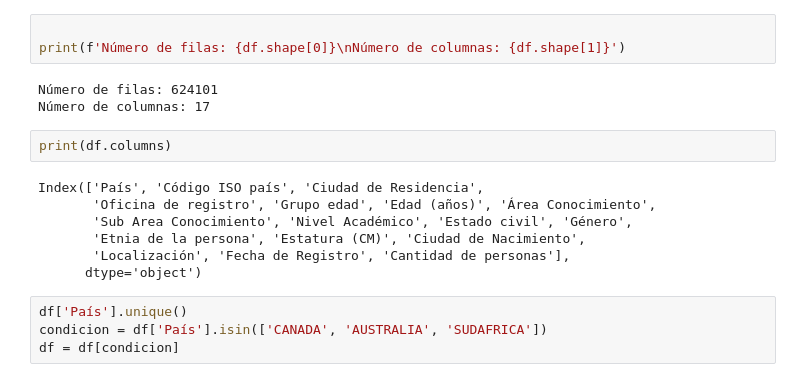
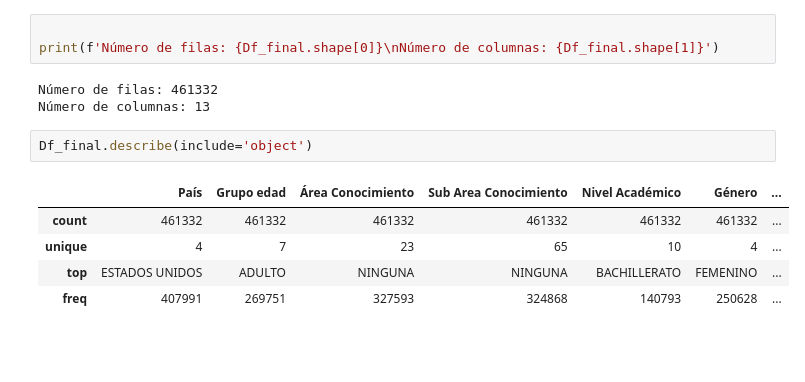
Before and after one commit to Jesus-Gamboa/analisisdatos, a Jupyter notebook: Analisis_de_los_datos.ipynb, the cells around one changed output. Cells and saved outputs as stored; diff of their text form; blank space fills up the shorter version.

```diff
--- a/Analisis_de_los_datos.ipynb
+++ b/Analisis_de_los_datos.ipynb
@@ -8,19 +225,14 @@ df = pd.read_excel('data/Colombianos_registrados_en_el_exterior_20251113.xlsx')
 # %%
 
-print(f'Número de filas: {df.shape[0]}\nNúmero de columnas: {df.shape[1]}')
+print(f'Número de filas: {Df_final.shape[0]}\nNúmero de columnas: {Df_final.shape[1]}')
 # %% [output]
-Número de filas: 624101
-Número de columnas: 17
+Número de filas: 461332
+Número de columnas: 13
 # %%
-print(df.columns)
+Df_final.describe(include='object')
 # %% [output]
-Index(['País', 'Código ISO país', 'Ciudad de Residencia',
-       'Oficina de registro', 'Grupo edad', 'Edad (años)', 'Área Conocimiento',
-       'Sub Area Conocimiento', 'Nivel Académico', 'Estado civil', 'Género',
-       'Etnia de la persona', 'Estatura (CM)', 'Ciudad de Nacimiento',
-       'Localización', 'Fecha de Registro', 'Cantidad de personas'],
-      dtype='object')
+|  | País | Grupo edad | Área Conocimiento | Sub Area Conocimiento | Nivel Académico | Género | ... |
+| count | 461332 | 461332 | 461332 | 461332 | 461332 | 461332 | ... |
+| unique | 4 | 7 | 23 | 65 | 10 | 4 | ... |
+| top | ESTADOS UNIDOS | ADULTO | NINGUNA | NINGUNA | BACHILLERATO | FEMENINO | ... |
+| freq | 407991 | 269751 | 327593 | 324868 | 140793 | 250628 | ... |
-# %%
-df['País'].unique()
-condicion = df['País'].isin(['CANADA', 'AUSTRALIA', 'SUDAFRICA'])
-df = df[condicion]
```
Also changed, not shown: parts of 22 cells of this notebook, 3 other files.
